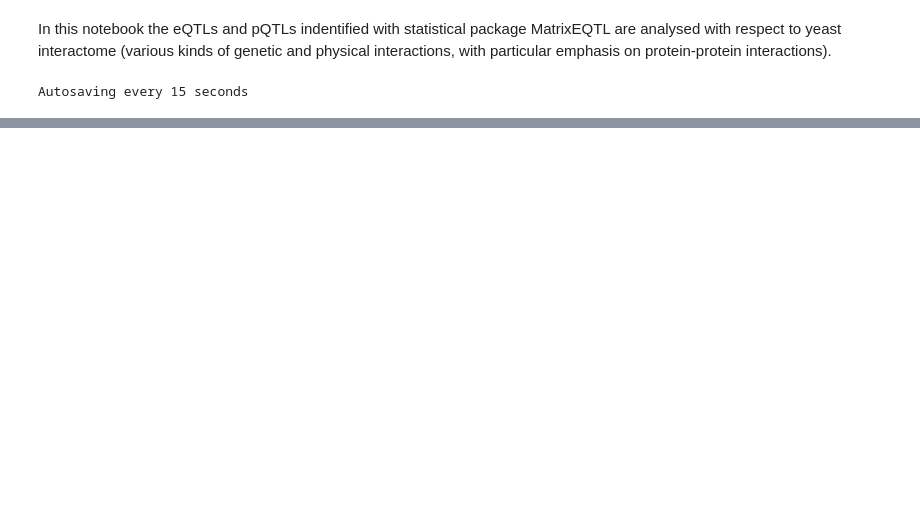
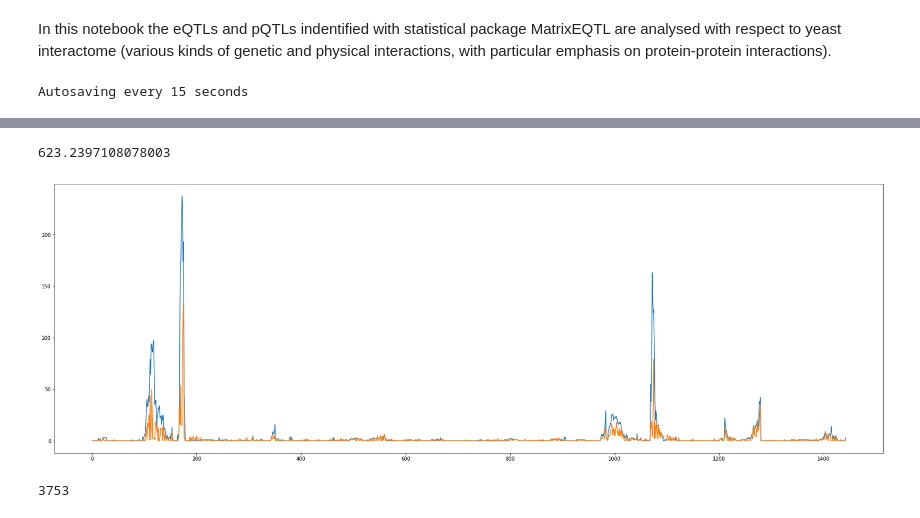
Before and after one commit to ivanov-v-v/PPINs-QTLs-Joint-Analysis, a Jupyter notebook: src/data_analysis.ipynb, the cells around one changed output, grey strips where cells are left out. Saved outputs shown, nothing was run; the diff lists cells and outputs as text; code cells hidden in the pictures; blank space fills up the shorter version.

```diff
--- a/src/data_analysis.ipynb
+++ b/src/data_analysis.ipynb
@@ -300,0 +181,43 @@ print(pQTLs_new_df.shape)
+# %%
+t0 = time.time()
+p_values = []
+for sample_pair in possible_linkages:
+    marker, gene = sample_pair
+    genotype_rowmask = pQTLs_genotypes_df["SNP"] == marker
+    genotype_row = pQTLs_genotypes_mx[genotype_rowmask]
+    expression_rowmask = pQTLs_expression_df["gene"] == gene
+    expression_row = pQTLs_expression_mx[expression_rowmask]
+    from_BY = expression_row[genotype_row == 0]
+    from_RM = expression_row[genotype_row == 2]
+    _, p_value = stats.mannwhitneyu(from_BY, from_RM, alternative="two-sided")
+    p_values.append(p_value)
+print(time.time() - t0)
+# %% [output]
+623.2397108078003
+# %%
+adjusted_results = multipletests(p_values, method="fdr_bh", alpha=0.05)
+reject, q_values = adjusted_results[0], adjusted_results[1]
+# reject = [p <= 0.05 for p in p_values]
+
+new_pQTLs_list = []
+for i, _ in enumerate(reject):
+    marker_name, gene_name = possible_linkages[i]
+    new_pQTLs_list.append((marker_name, gene_name, p_values[i], q_values[i], reject[i]))
+# %%
+new_pQTLs_df = pd.DataFrame(new_pQTLs_list, columns=["SNP", "gene", "pvalue", "qvalue", "reject"])
+
+old_pQTL_x, old_pQTL_y = qtls.map_linkages_to_genome_location(pQTLs_df, full_genotypes_df)
+pQTL_x, pQTL_y = qtls.map_linkages_to_genome_location(new_pQTLs_df[new_pQTLs_df["reject"] == True], full_genotypes_df)
+
+plt.figure(figsize=(30, 10))
+# plt.xticks(range(len(old_pQTL_x)), [s if old_pQTL_y[i] > 300 else "" for i, s in enumerate(old_pQTL_x)], rotation='vertical', size=4)
+plt.plot(old_pQTL_y)
+plt.plot(pQTL_y)
+# plt.plot([-y for y in eQTL_y])
+plt.savefig("./img/linkages/eQTLs_pQTLs_combined_1.png", format="png", dpi=300)
+# %% [output]
+[figure, added]
+# %%
+new_pQTLs_df.to_csv("./data/pQTLs/new_results.csv", sep='\t', index=False, na_rep='NA')
+# %% [output]
+3753
```
Also changed, not shown: parts of 15 cells of this notebook, 11 other files.
